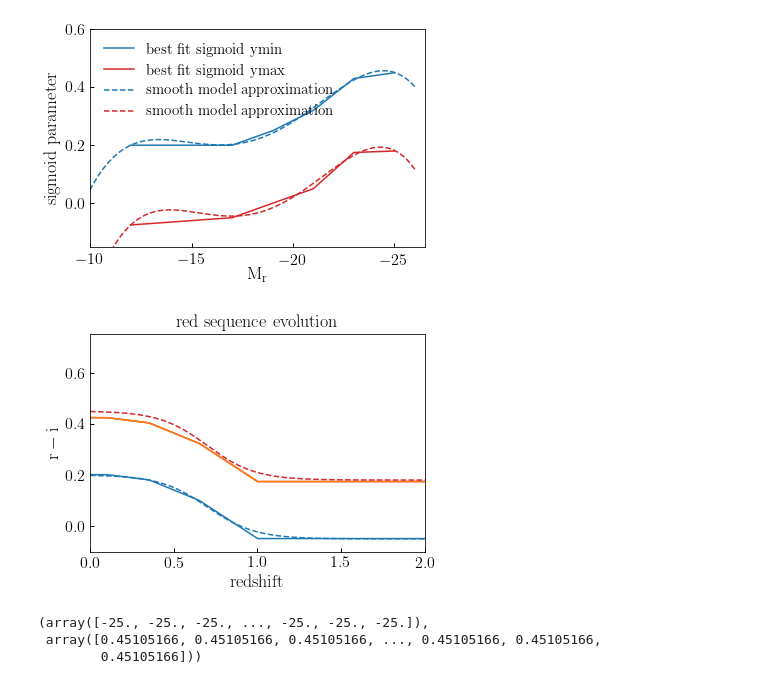
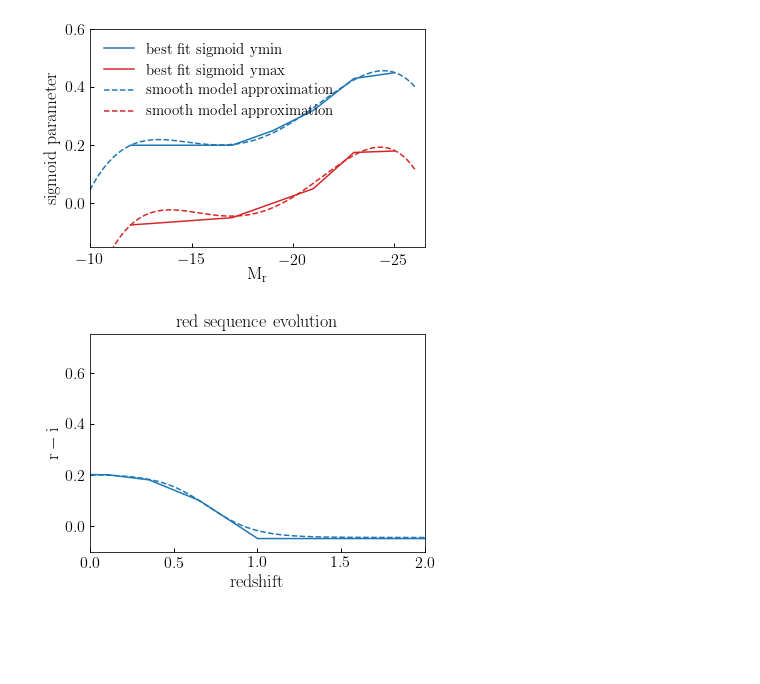
Before and after one commit to LSSTDESC/cosmodc2, a Jupyter notebook: notebooks/develop_sigmoid_evol.ipynb, the cells around one changed output. Cells and saved outputs as stored; diff of their text form; code cells hidden in the pictures; blank space fills up the shorter version.

Commit message:
Updated development notebook, which contains complete calibration of the sigmoid model driving z-evolution of the red sequence in r-i

```diff
--- a/notebooks/develop_sigmoid_evol.ipynb
+++ b/notebooks/develop_sigmoid_evol.ipynb
@@ -102,65 +102,76 @@ ri_mr25_model2 = sigmoid(redshift, x0=0.7, k=7, ymin=ymin, ymax=ymax)
 ri_mr23 = main_sequence_peak_ri(np.zeros(ngals) - 23,
                                 ms_peak_ri, redshift, ms_peak_ri_zevol_shift_table)
 ri_mr23_model = sigmoid(redshift, x0=0.7, k=7, ymin=0.43, ymax=0.175)
+ymin, ymax = red_sequence_ri_zevol_sigmoid_params(np.zeros(ngals) - 23)
+ri_mr23_model2 = sigmoid(redshift, x0=0.7, k=7, ymin=ymin, ymax=ymax)
 
 
 ri_mr21 = main_sequence_peak_ri(np.zeros(ngals) - 21,
                                 ms_peak_ri, redshift, ms_peak_ri_zevol_shift_table)
 ri_mr21_model = sigmoid(redshift, x0=0.7, k=7, ymin=0.32, ymax=0.05)
+ymin, ymax = red_sequence_ri_zevol_sigmoid_params(np.zeros(ngals) - 21)
+ri_mr21_model2 = sigmoid(redshift, x0=0.7, k=7, ymin=ymin, ymax=ymax)
 
 ri_mr19 = main_sequence_peak_ri(np.zeros(ngals) - 19,
                                 ms_peak_ri, redshift, ms_peak_ri_zevol_shift_table)
 ri_mr19_model = sigmoid(redshift, x0=0.7, k=7, ymin=0.25, ymax=0.0)
+ymin, ymax = red_sequence_ri_zevol_sigmoid_params(np.zeros(ngals) - 19)
+ri_mr19_model2 = sigmoid(redshift, x0=0.7, k=7, ymin=ymin, ymax=ymax)
 
 ri_mr17 = main_sequence_peak_ri(np.zeros(ngals) - 17,
                                 ms_peak_ri, redshift, ms_peak_ri_zevol_shift_table)
 ri_mr17_model = sigmoid(redshift, x0=0.7, k=7, ymin=0.2, ymax=-0.05)
+ymin, ymax = red_sequence_ri_zevol_sigmoid_params(np.zeros(ngals) - 17)
+ri_mr17_model2 = sigmoid(redshift, x0=0.7, k=7, ymin=ymin, ymax=ymax)
 
 ri_mr12 = main_sequence_peak_ri(np.zeros(ngals) - 12,
                                 ms_peak_ri, redshift, ms_peak_ri_zevol_shift_table)
 ri_mr12_model = sigmoid(redshift, x0=0.7, k=7, ymin=0.18, ymax=-0.075)
+ymin, ymax = red_sequence_ri_zevol_sigmoid_params(np.zeros(ngals) - 12)
+ri_mr12_model2 = sigmoid(redshift, x0=0.7, k=7, ymin=ymin, ymax=ymax)
 
 fig, ax = plt.subplots(1, 1)
 
-__=ax.plot(redshift, ri_mr25,
-           color=mred, label=r'${\rm M_{r} = -25}$')
-__=ax.plot(redshift, ri_mr23,
-           color=morange, label=r'${\rm M_{r} = -23}$')
+# __=ax.plot(redshift, ri_mr25,
+#            color=mred, label=r'${\rm M_{r} = -25}$')
+# __=ax.plot(redshift, ri_mr23,
+#            color=morange, label=r'${\rm M_{r} = -23}$')
 # __=ax.plot(redshift, ri_mr21,
 #            color='gold', label=r'${\rm M_{r} = -21}$')
 # __=ax.plot(redshift, ri_mr19,
 #            color=mgreen, label=r'${\rm M_{r} = -19}$')
 __=ax.plot(redshift, ri_mr17,
            color=mblue, label=r'${\rm M_{r} = -17}$')
 # __=ax.plot(redshift, ri_mr12,
 #            color=mpurple, label=r'${\rm M_{r} = -12}$')
 
-__=ax.plot(redshift, ri_mr25_model, '--', color=mred)
+# __=ax.plot(redshift, ri_mr25_model2, '--', color=mred)
+# __=ax.plot(redshift, ri_mr23_model2, '--', color=morange)
+# __=ax.plot(redshift, ri_mr21_model2, '--', color='gold')
+# __=ax.plot(redshift, ri_mr19_model2, '--', color=mgreen)
+__=ax.plot(redshift, ri_mr17_model2, '--', color=mblue)
+# __=ax.plot(redshift, ri_mr12_model2, '--', color=mpurple)
+
+# __=ax.plot(redshift, ri_mr25_model, '--', color=mred)
 # __=ax.plot(redshift, ri_mr23_model, '--', color=morange)
 # __=ax.plot(redshift, ri_mr21_model, '--',
 #            color='gold', label=r'${\rm cosmoDC2}$')
 # __=ax.plot(redshift, ri_mr19_model, '--',
 #            color=mgreen, label=r'${\rm new\ sigmoid\ model}$')
-__=ax.plot(redshift, ri_mr17_model, '--', color=mblue)
+# __=ax.plot(redshift, ri_mr17_model, '--', color=mblue)
 # __=ax.plot(redshift, ri_mr12_model, '--', color=mpurple)
 
 # leg = ax.legend()
 # leg.legendHandles[4].set_color('k')
 # leg.legendHandles[5].set_color('k')
 # leg.legendHandles[4].set_linestyle('-')
 
 ylim = ax.set_ylim(-0.1, 0.75)
 xlim = ax.set_xlim(0, 2.)
 xlabel = ax.set_xlabel(r'${\rm redshift}$')
 ylabel = ax.set_ylabel(r'${\rm r-i}$')
 title = ax.set_title(r'${\rm red\ sequence\ evolution}$')
 figname = 'new_color_evolution_model.png'
 fig.savefig(figname, bbox_extra_artists=[xlabel, ylabel], bbox_inches='tight')
 # %% [output]
-[figure, old version]
+[figure, new version]
-# %%
-ymin
-# %% [output]
-(array([-25., -25., -25., ..., -25., -25., -25.]),
- array([0.45105166, 0.45105166, 0.45105166, ..., 0.45105166, 0.45105166,
-        0.45105166]))
```
Also changed, not shown: parts of 1 cell of this notebook.
